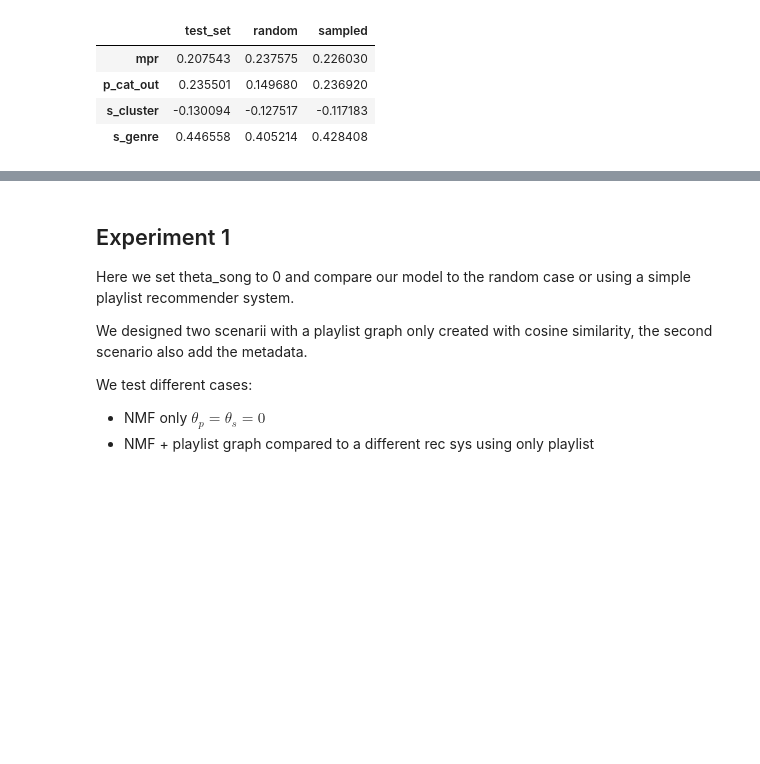
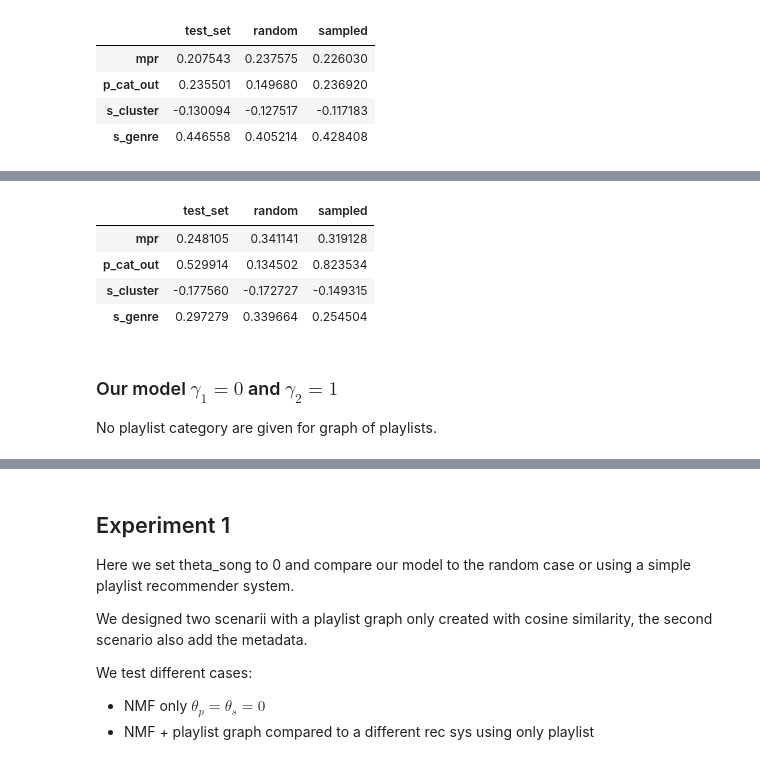
Before and after one commit to kikohs/recog, a Jupyter notebook: notebook/Rec sys.ipynb, the cells around one changed output, grey strips where cells are left out. Cells and saved outputs as stored; diff of their text form; code cells hidden in the pictures; blank space fills up the shorter version.

Commit message:
clean notebook, add another model

```diff
--- a/notebook/Rec sys.ipynb
+++ b/notebook/Rec sys.ipynb
@@ -455,14 +455,12 @@ def agglomerate_results_per_category(data_path, key):
     return res
 
 
-def training_closure():
-    def inner(data_path, theta_playlists, theta_songs, playlist_graph):  # stripped or normal
-        return recog.proximal_training(C_train, playlist_graph, SONG_GRAPH, RANK,
+def train_model(data_path, theta_playlists, theta_songs, playlist_graph, method=0):
+    return recog.proximal_training(C_train, playlist_graph, SONG_GRAPH, RANK,
                                        theta_tv_a=theta_playlists,
                                        theta_tv_b=theta_songs,
                                        data_path=data_path,
-                                       verbose=1)
-    return inner
+                                       verbose=1, method=method)
 
 
 def create_sampled_mix_df(playlist_df, playlist_size, nb_playlists, p_categories, do_random=True):
@@ -512,7 +510,6 @@ def scores_from_mix_df(mix_df, song_df, reco_func, score_func, sample_size=0):
 
 
 def run_validation(data_path, A, B, method=0, sample_size=SAMPLE_SIZE, top_k_playlist=TOP_K_PLAYLISTS,
-                   score_playlist_cat_only=False,
                    with_sampled_playlists=True, only_test_set=False, run_num=0):
 
     start = time.time()
@@ -537,7 +534,7 @@ def run_validation(data_path, A, B, method=0, sample_size=SAMPLE_SIZE, top_k_pla
                                                        'cluster_id', PLAYLISTS_train,
                                                         PLAYLIST_SIZE, SONG_TO_IDX, SONG_ID_KEY,
                                                         None, #PAIR_DISTANCES,
-                                                        score_playlist_cat_only)
+                                                        True)
 
     results_test = scores_from_mix_df(MIXES_test, SONGS, reco_f, score_func, sample_size)
     if only_test_set:
@@ -583,12 +580,20 @@ print 'Average distance on the song graph:', res
 
 print 'Diameter:', nx.diameter(SONG_GRAPH)
 # %%
-def average_validation(exp_dir, name, k=10):
+def average_validation(exp_dir, name, k=10, method=0):
     data_path = os.path.join(exp_dir, name)
-    d = np.load(data_path + '.npz')
+
+    A = None
+    B = None
+
+    if method == 0:
+        d = np.load(data_path + '.npz')
+        A = d['A']
+        B = d['B']
+
     res = list()
     for i in xrange(k):
-        res.append(run_validation(data_path, d['A'], d['B'], run_num=i))
+        res.append(run_validation(data_path, A, B, method=method, run_num=i))
 
     df_concat = pd.concat(res)
     by_row_index = df_concat.groupby(df_concat.index)
@@ -629,0 +637,2 @@ nmf_only
+# %%
+cosine_only = average_validation(EXPERIMENT_DIR, 'cosine_only', method=1)
@@ -629,0 +650,12 @@ nmf_only
+# %%
+cosine_only
+# %% [output]
+|  | test_set | random | sampled |
+| mpr | 0.248105 | 0.341141 | 0.319128 |
+| p_cat_out | 0.529914 | 0.134502 | 0.823534 |
+| s_cluster | -0.177560 | -0.172727 | -0.149315 |
+| s_genre | 0.297279 | 0.339664 | 0.254504 |
+# %% [markdown]
+### Our model $\gamma_1 = 0$ and $\gamma_2 = 1$
+
+No playlist category are given for graph of playlists.
```
Also changed, not shown: parts of 19 cells of this notebook, 2 other files.
